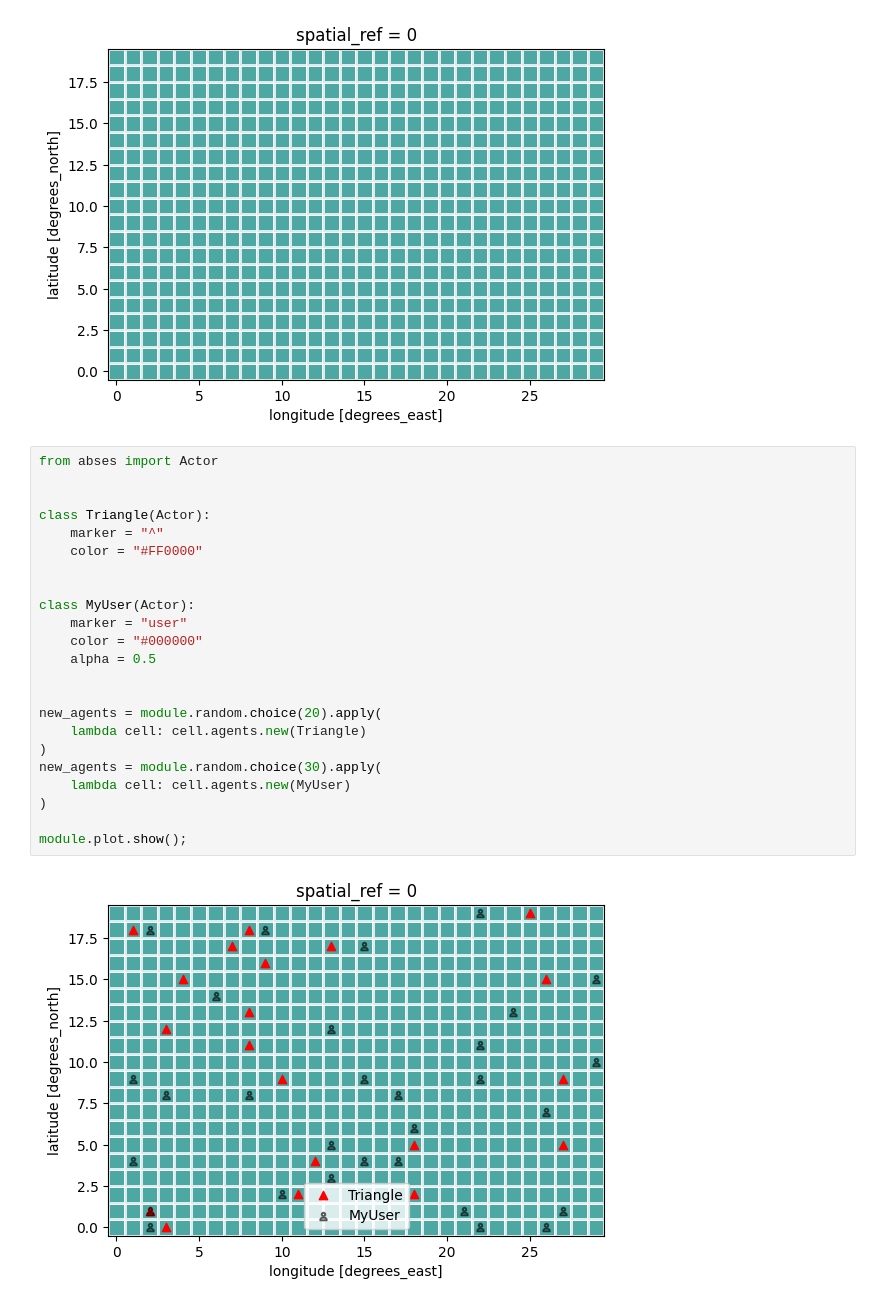
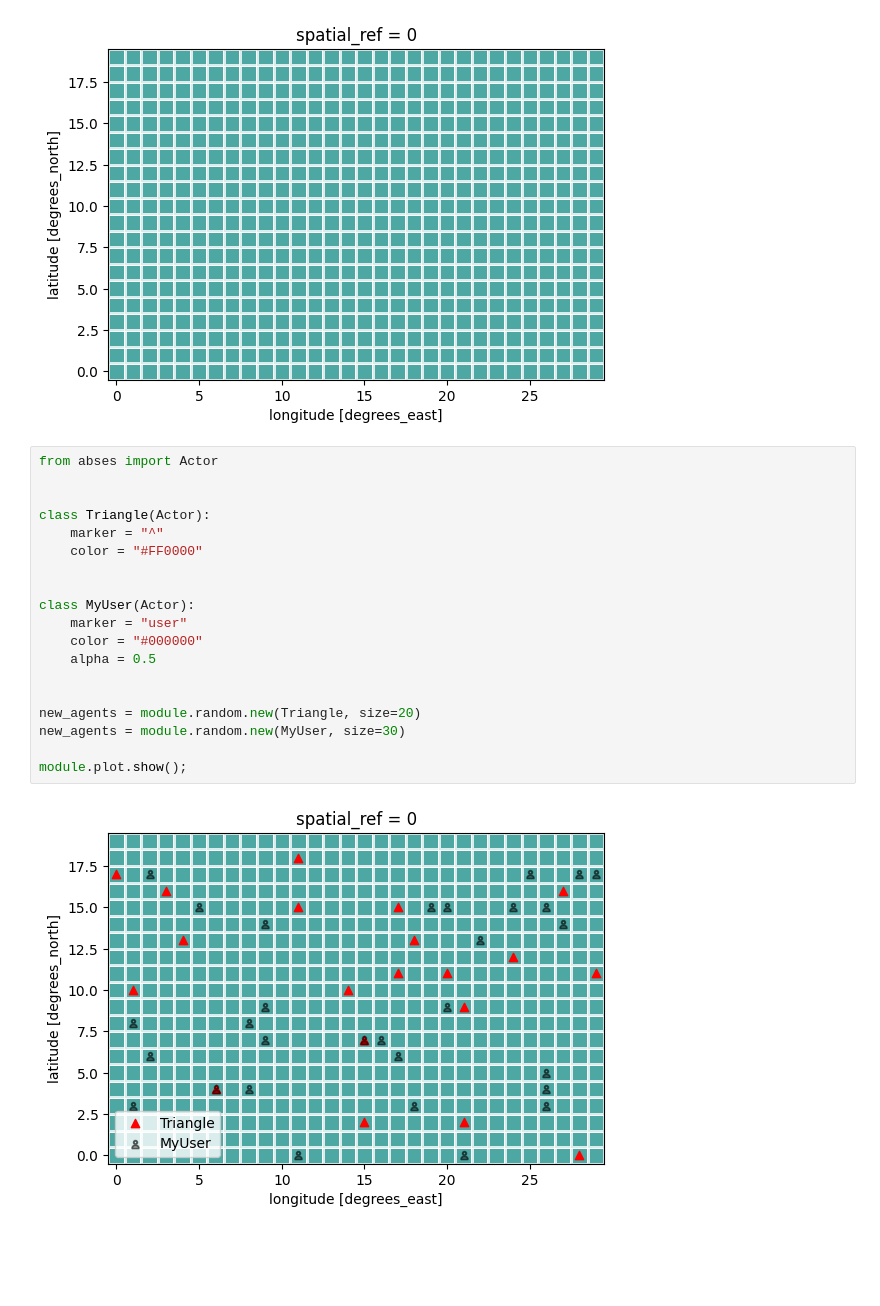
Before and after one commit to SongshGeoLab/ABSESpy, a Jupyter notebook: docs/tutorial/advanced/viz_model.ipynb, the cells around one changed output. Drawn from its saved outputs; the diff is of its cells as text; blank space fills up the shorter version.

Commit message:
feat(src): :sparkles: directly random creating agents in nature

```diff
--- a/docs/tutorial/advanced/viz_model.ipynb
+++ b/docs/tutorial/advanced/viz_model.ipynb
@@ -14,25 +14,21 @@ module.plot.show()
 # %%
 from abses import Actor
 
 
 class Triangle(Actor):
     marker = "^"
     color = "#FF0000"
 
 
 class MyUser(Actor):
     marker = "user"
     color = "#000000"
     alpha = 0.5
 
 
-new_agents = module.random.choice(20).apply(
-    lambda cell: cell.agents.new(Triangle)
-)
-new_agents = module.random.choice(30).apply(
-    lambda cell: cell.agents.new(MyUser)
-)
+new_agents = module.random.new(Triangle, size=20)
+new_agents = module.random.new(MyUser, size=30)
 
 module.plot.show();
 # %% [output]
-[figure, old version]
+[figure, new version]
```
Also changed, not shown: 2 other files.
